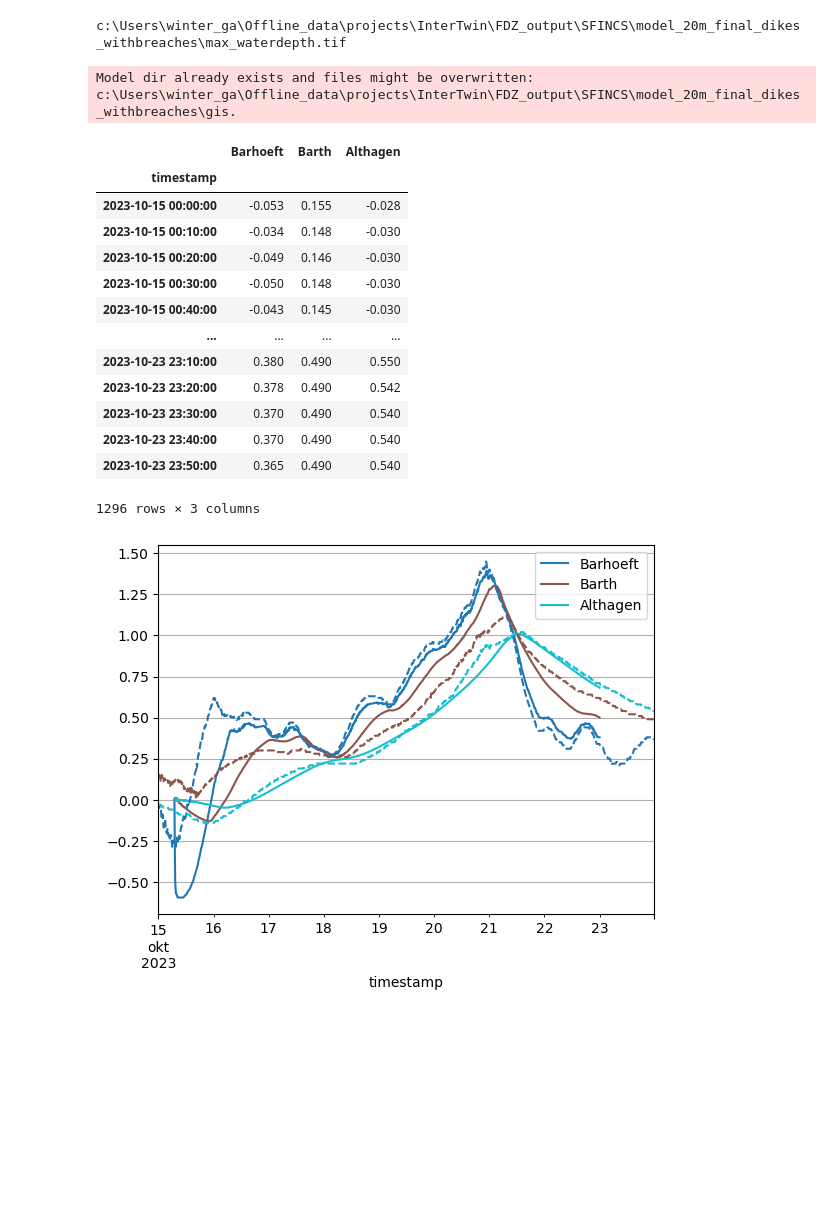
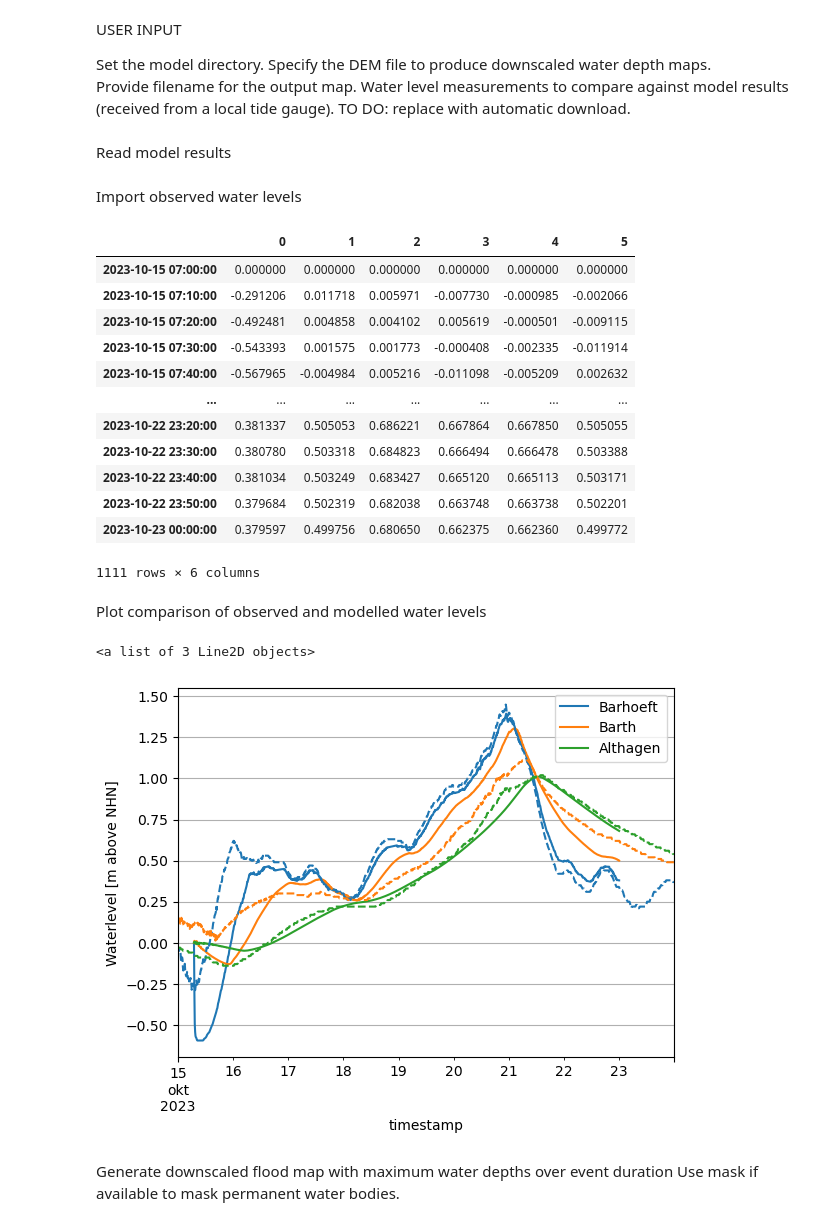
Before and after one commit to interTwin-eu/DT-flood, a Jupyter notebook: SFINCS_GFM/plot_results.ipynb, the cells around one changed output. Drawn from its saved outputs; the diff is of its cells as text; code cells hidden in the pictures; blank space fills up the shorter version.

```diff
--- a/SFINCS_GFM/plot_results.ipynb
+++ b/SFINCS_GFM/plot_results.ipynb
@@ -10,17 +16,22 @@ from matplotlib import animation
 import pandas as pd
+# %% [markdown]
+USER INPUT
+
+Set the model directory.
+Specify the DEM file to produce downscaled water depth maps.
+Provide filename for the output map.
+Water level measurements to compare against model results (received from a local tide gauge). TO DO: replace with automatic download.
 # %%
 
 simulation_path = (
-    r"c:\Users\winter_ga\Offline_data\projects\InterTwin\FDZ_output\SFINCS\model_20m_final_dikes_withbreaches"
+    r"c:\Users\winter_ga\Offline_data\projects\InterTwin\FDZ_output\SFINCS\model_20m_final_dikes_overtopping_80cm"
 )
-demfile = r"c:\Users\winter_ga\Offline_data\projects\InterTwin\FDZ_output\SFINCS\bodden_5m_long\gis\dep.tif"
+demfile = r"c:\Users\winter_ga\Offline_data\projects\InterTwin\Geodaten\DEM.tif"
 floodmap_fn = "max_waterdepth.tif"
 
 wl_csv = r"c:\Users\winter_ga\Offline_data\projects\InterTwin\Wasserstaende\waterlevels-20231015-20231023.csv"
-
-print(Path(simulation_path).joinpath(floodmap_fn))
-# %% [output]
-c:\Users\winter_ga\Offline_data\projects\InterTwin\FDZ_output\SFINCS\model_20m_final_dikes_withbreaches\max_waterdepth.tif
+# %% [markdown]
+Read model results
 # %%
 # read results
 model = SfincsModel(root=simulation_path, mode="r+")
@@ -30,7 +41,7 @@ dem = model.data_catalog.get_rasterdataset(demfile)
 
 model.read_results()
 
-# save station data
+# save station data as csv
 df = pd.DataFrame(index=model.results["point_zs"].time.values)
 if len(model.results["point_zs"].stations) > 0:
     for ii in np.arange(len(model.results["point_zs"].stations)):
@@ -38,8 +49,8 @@ if len(model.results["point_zs"].stations) > 0:
             Path(simulation_path).joinpath(f"station_data_{ii:03d}.csv")
         )
         df[ii] = model.results["point_zs"].isel(stations=ii).values
-# %% [output]
-Model dir already exists and files might be overwritten: c:\Users\winter_ga\Offline_data\projects\InterTwin\FDZ_output\SFINCS\model_20m_final_dikes_withbreaches\gis.
+# %% [markdown]
+Import observed water levels
 # %%
 # read observations
 obs_df = pd.read_csv(wl_csv,header=0, delimiter=";")
@@ -49,34 +60,46 @@ obs_df = obs_df.set_index("timestamp")
 
 obs_df = obs_df.resample(rule='10min').mean()/100
 
-obs_df
+# obs_df
+df
 # %% [output]
-|  | Barhoeft | Barth | Althagen |
-| timestamp |  |  |  |
-| 2023-10-15 00:00:00 | -0.053 | 0.155 | -0.028 |
-| 2023-10-15 00:10:00 | -0.034 | 0.148 | -0.030 |
-| 2023-10-15 00:20:00 | -0.049 | 0.146 | -0.030 |
-| 2023-10-15 00:30:00 | -0.050 | 0.148 | -0.030 |
-| 2023-10-15 00:40:00 | -0.043 | 0.145 | -0.030 |
-| ... | ... | ... | ... |
-| 2023-10-23 23:10:00 | 0.380 | 0.490 | 0.550 |
-| 2023-10-23 23:20:00 | 0.378 | 0.490 | 0.542 |
-| 2023-10-23 23:30:00 | 0.370 | 0.490 | 0.540 |
-| 2023-10-23 23:40:00 | 0.370 | 0.490 | 0.540 |
-| 2023-10-23 23:50:00 | 0.365 | 0.490 | 0.540 |
+|  | 0 | 1 | 2 | 3 | 4 | 5 |
+| 2023-10-15 07:00:00 | 0.000000 | 0.000000 | 0.000000 | 0.000000 | 0.000000 | 0.000000 |
+| 2023-10-15 07:10:00 | -0.291206 | 0.011718 | 0.005971 | -0.007730 | -0.000985 | -0.002066 |
+| 2023-10-15 07:20:00 | -0.492481 | 0.004858 | 0.004102 | 0.005619 | -0.000501 | -0.009115 |
+| 2023-10-15 07:30:00 | -0.543393 | 0.001575 | 0.001773 | -0.000408 | -0.002335 | -0.011914 |
+| 2023-10-15 07:40:00 | -0.567965 | -0.004984 | 0.005216 | -0.011098 | -0.005209 | 0.002632 |
+| ... | ... | ... | ... | ... | ... | ... |
+| 2023-10-22 23:20:00 | 0.381337 | 0.505053 | 0.686221 | 0.667864 | 0.667850 | 0.505055 |
+| 2023-10-22 23:30:00 | 0.380780 | 0.503318 | 0.684823 | 0.666494 | 0.666478 | 0.503388 |
+| 2023-10-22 23:40:00 | 0.381034 | 0.503249 | 0.683427 | 0.665120 | 0.665113 | 0.503171 |
+| 2023-10-22 23:50:00 | 0.379684 | 0.502319 | 0.682038 | 0.663748 | 0.663738 | 0.502201 |
+| 2023-10-23 00:00:00 | 0.379597 | 0.499756 | 0.680650 | 0.662375 | 0.662360 | 0.499772 |
-1296 rows × 3 columns
+1111 rows × 6 columns
+# %% [markdown]
+Plot comparison of observed and modelled water levels
 # %%
+
 fig, ax = plt.subplots()
-df.plot(ax=ax,colormap="tab10")
-obs_df.plot(ax=ax, style="--", colormap="tab10")
+df.plot(ax=ax,y=[0,1,2])
+clr=[]
+print(ax.get_lines())
+for n,li in enumerate(ax.get_lines()):
+    clr.append(li.get_color())
+obs_df.plot(ax=ax, style="--",cmap=ListedColormap(clr))
 plt.grid()
 # ax.set_ylim(bottom=0)
 labels = [str(station).replace(" ", "").replace("b","") for station in model.results["point_zs"].station_name.values]
 plt.legend(obs_df.columns.to_list())
+ax.set_ylabel("Waterlevel [m above NHN]")
 
 plt.savefig(Path(simulation_path).joinpath("station_data.png"))
 # %% [output]
+<a list of 3 Line2D objects>
-[figure, old version]
+[figure, new version]
+# %% [markdown]
+Generate downscaled flood map with maximum water depths over event duration
+Use mask if available to mask permanent water bodies.
 # %%
 # generate geotiff
 import geopandas as gpd
```
Also changed, not shown: parts of 7 cells of this notebook, 1 other file.
